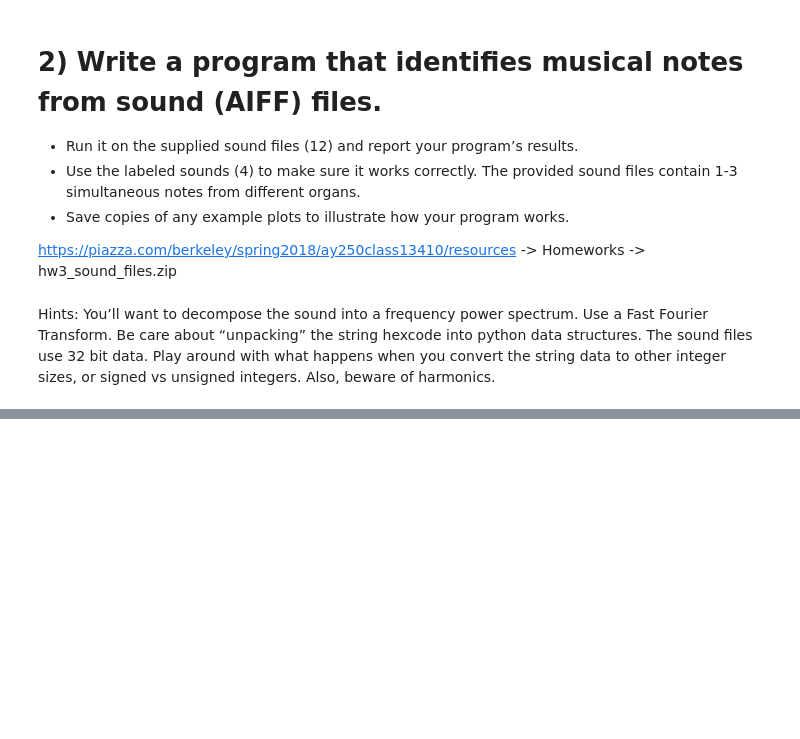
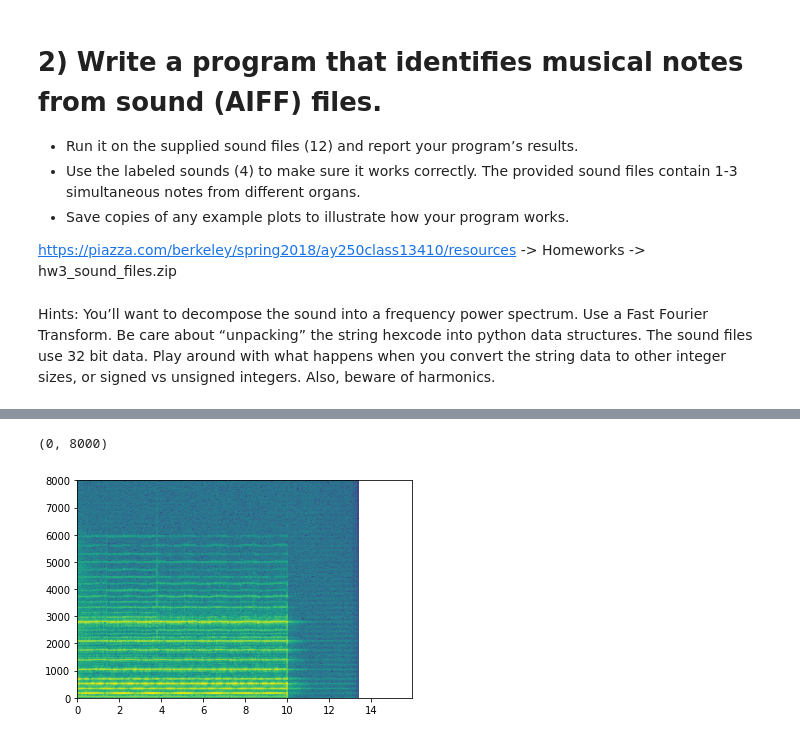
Before and after one commit to hayleybounds/bounds_ay250_homework, a Jupyter notebook: hw_3/homework.ipynb, the cells around one changed output, grey strips where cells are left out. Cells and saved outputs as stored; diff of their text form; code cells hidden in the pictures; blank space fills up the shorter version.

```diff
--- a/hw_3/homework.ipynb
+++ b/hw_3/homework.ipynb
@@ -446,0 +549,6 @@ Hints: You’ll want to decompose the sound into a frequency power spectrum. Use
+# %%
+plt.specgram(integer_data, NFFT = 3000, Fs=rate_);
+plt.ylim(0, 8000)
+# %% [output]
+(0, 8000)
+[figure, added]
```
Also changed, not shown: parts of 13 cells of this notebook.
